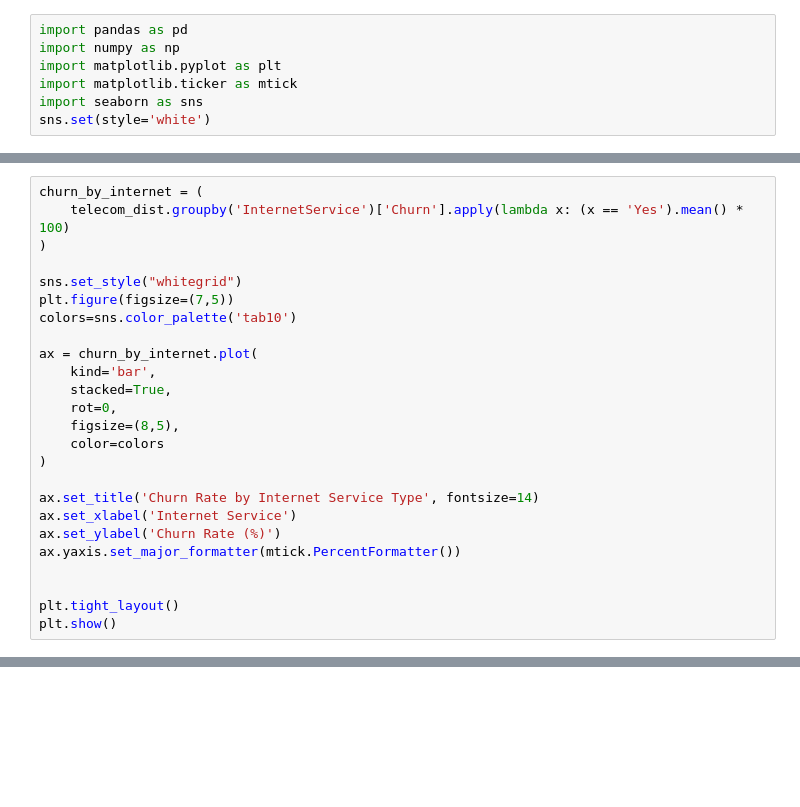
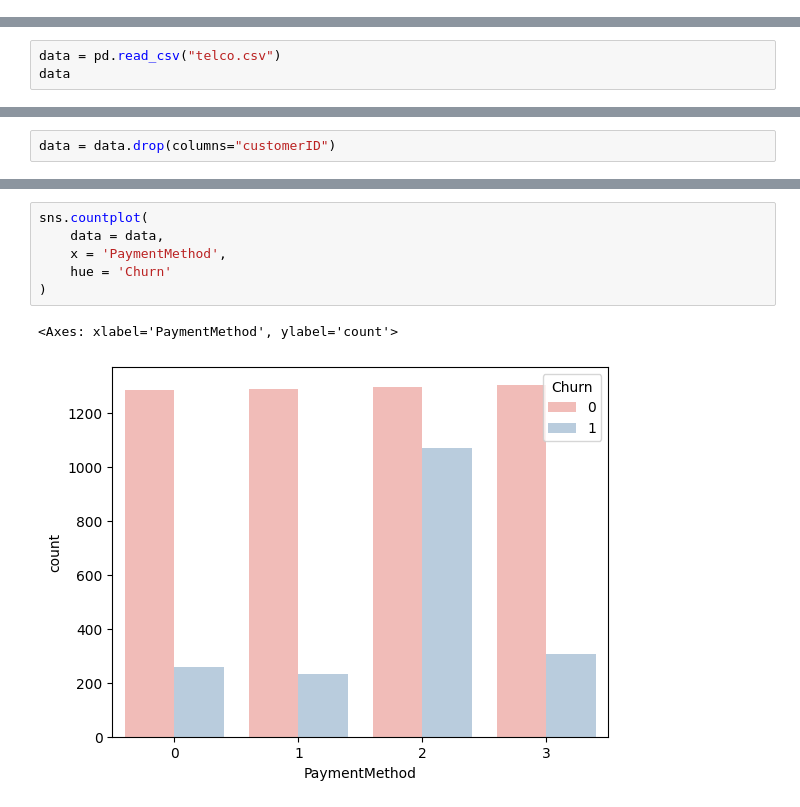
Before and after one commit to sarthak-opash/AI-ML-Internship, a Jupyter notebook: Day 25 Assignment/telco.ipynb, the cells around one changed output, grey strips where cells are left out. Saved outputs shown, nothing was run; the diff lists cells and outputs as text; blank space fills up the shorter version.

Commit message:
telco

```diff
--- a/Day 25 Assignment/telco.ipynb
+++ b/Day 25 Assignment/telco.ipynb
@@ -3,7 +0,0 @@
-# %%
-import pandas as pd
-import numpy as np
-import matplotlib.pyplot as plt
-import matplotlib.ticker as mtick
-import seaborn as sns
-sns.set(style='white')
@@ -538,25 +0,0 @@ Text(0.5, 1.0, 'Distribution of Total charges by churn')
-# %%
-churn_by_internet = (
-    telecom_dist.groupby('InternetService')['Churn'].apply(lambda x: (x == 'Yes').mean() * 100)
-)
-
-sns.set_style("whitegrid")
-plt.figure(figsize=(7,5))
-colors=sns.color_palette('tab10')
-
-ax = churn_by_internet.plot(
-    kind='bar',
-    stacked=True,
-    rot=0,
-    figsize=(8,5),
-    color=colors
-)
-
-ax.set_title('Churn Rate by Internet Service Type', fontsize=14)
-ax.set_xlabel('Internet Service')
-ax.set_ylabel('Churn Rate (%)')
-ax.yaxis.set_major_formatter(mtick.PercentFormatter())
-
-
-plt.tight_layout()
-plt.show()
@@ -895,0 +36,3 @@ plt.show()
+# %%
+data = pd.read_csv("telco.csv")
+data
@@ -895,0 +146,2 @@ plt.show()
+# %%
+data = data.drop(columns="customerID")
@@ -895,0 +169,9 @@ plt.show()
+# %%
+sns.countplot(
+    data = data,
+    x = 'PaymentMethod',
+    hue = 'Churn'
+)
+# %% [output]
+<Axes: xlabel='PaymentMethod', ylabel='count'>
+[figure, added]
```
Also changed, not shown: parts of 122 cells of this notebook.
